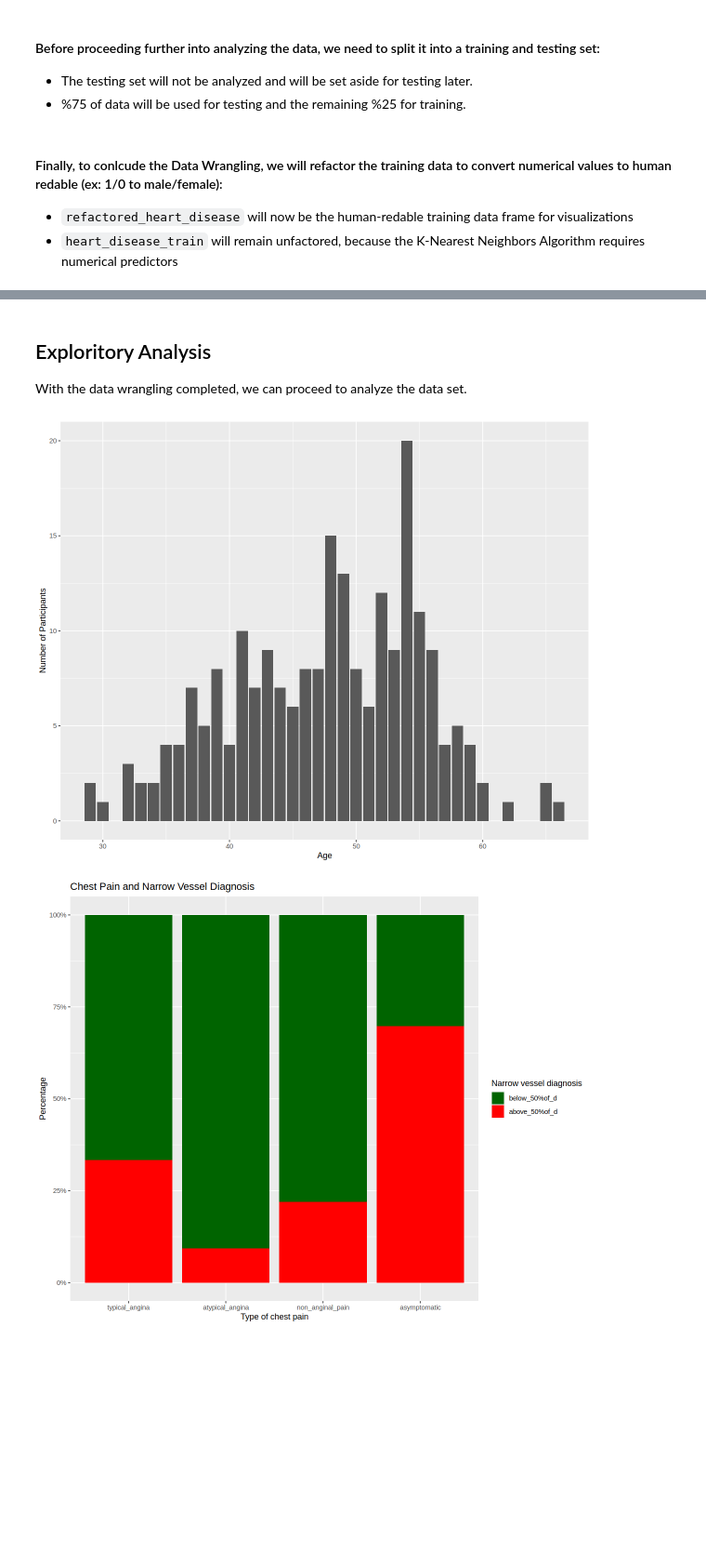
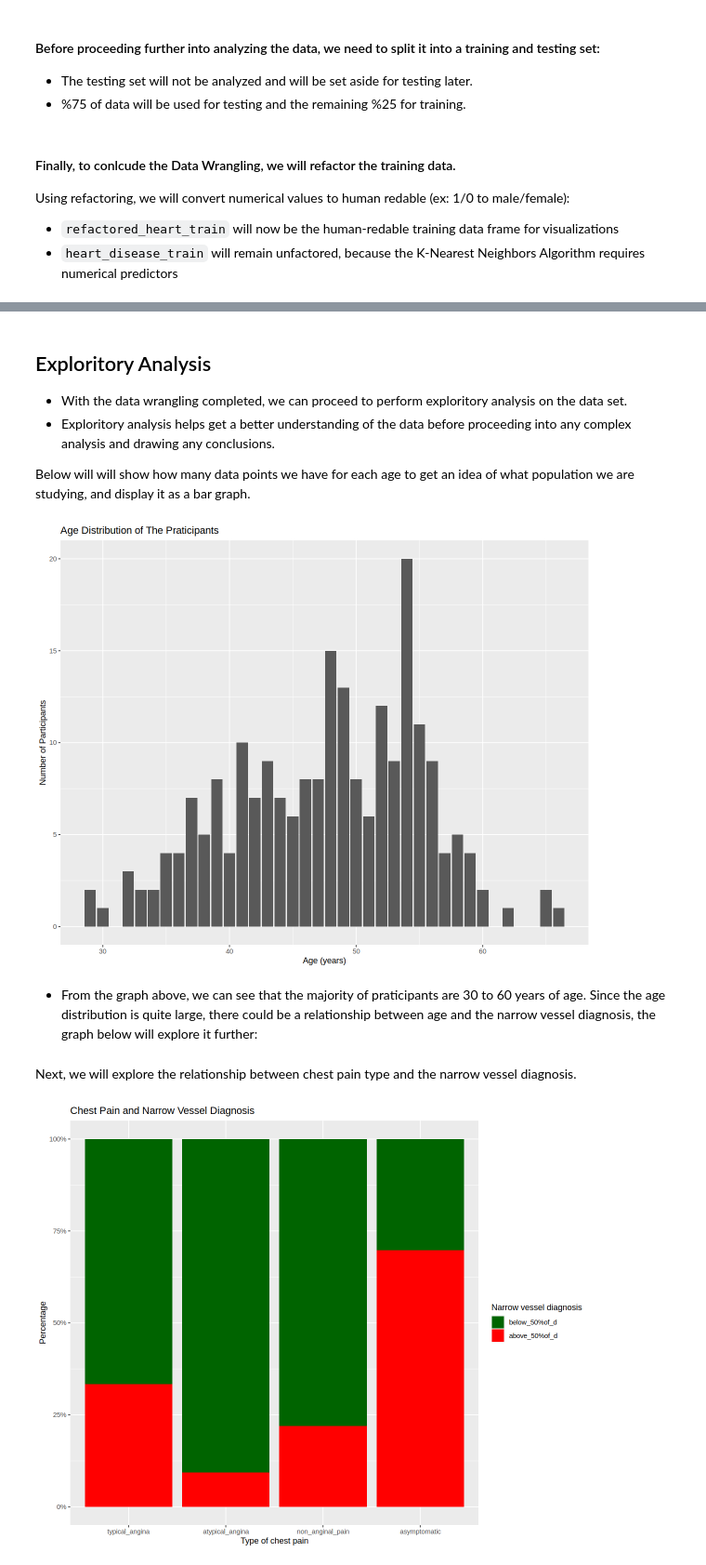
Before and after one commit to MaxVinichenko/DSCI_100_Final_Project, a Jupyter notebook: data.ipynb, the cells around one changed output, grey strips where cells are left out. Shown at 93% size. Cells and saved outputs as stored; diff of their text form; code cells hidden in the pictures; blank space fills up the shorter version.

Commit message:
Markdown code explination + renamed variables + added graph title

```diff
--- a/data.ipynb
+++ b/data.ipynb
@@ -100,9 +100,10 @@ heart_disease_split<-initial_split(formatted_heart_disease, prop=0.75, strata=ve
 heart_disease_train<-training(heart_disease_split)
 heart_disease_test<-testing(heart_disease_split)
 # %% [markdown]
-#### Finally, to conlcude the Data Wrangling, we will refactor the training data to convert numerical values to human redable (ex: 1/0 to male/female):
+#### Finally, to conlcude the Data Wrangling, we will refactor the training data.
+Using refactoring, we will convert numerical values to human redable (ex: 1/0 to male/female):
 
-- `refactored_heart_disease` will now be the human-redable training data frame for visualizations
+- `refactored_heart_train` will now be the human-redable training data frame for visualizations
 - `heart_disease_train` will remain unfactored, because the K-Nearest Neighbors Algorithm requires numerical predictors
 # %%
 #According to the db:
@@ -136,7 +137,7 @@ heart_disease_test<-testing(heart_disease_split)
             # (in any major vessel: attributes 59 through 68 are vessels)
 
 #Refactoring the above categorical variables to make the data more readable and easier to work with:
-refactored_heart_disease<-heart_disease_train|>
+refactored_heart_train<-heart_disease_train|>
     transform(
         fasting_blood_sugar = as.factor(fasting_blood_sugar), resting_ekg = as.factor(resting_ekg),
         exercise_induced_angina = as.factor(exercise_induced_angina), ST_slope = as.factor(ST_slope),
@@ -179,7 +180,7 @@ refactored_heart_disease<-heart_disease_train|>
         "above_50%of_d"="1"))
 
 
-refactored_heart_disease
+refactored_heart_train
 # %% [output]
 A data.frame: 219 × 14
 |  | age | sex | chest_pain_type | resting_bp | cholesterol | fasting_blood_sugar | resting_ekg | max_hr | ... |
@@ -197,17 +198,24 @@ A data.frame: 219 × 14
 | 292 | 58 | female | atypical_angina | 180 | 393 | below120mg/dl | normal | 110 | ... |
 # %% [markdown]
 ## Exploritory Analysis
-With the data wrangling completed, we can proceed to analyze the data set.
+- With the data wrangling completed, we can proceed to perform exploritory analysis on the data set.
+- Exploritory analysis helps get a better understanding of the data before proceeding into any complex analysis and drawing any conclusions.
+
+Below will will show how many data points we have for each age to get an idea of what population we are studying, and display it as a bar graph.
 # %%
-#Here will will show how many data points we have for each age to get an idea of what population we are studying, and display it as a bar graph
-Summary_table <- refactored_heart_disease |>
+Summary_table <- refactored_heart_train |>
                 count(age)
 
 Summary_graph <-  ggplot(Summary_table, aes(x = age, y = n)) +
                     geom_bar(stat = "identity") +
-                    labs(x = "Age", y = "Number of Participants")
+                    labs(x = "Age (years)", y = "Number of Participants")+
+                    ggtitle("Age Distribution of The Praticipants")
 
 Summary_graph
 # %% [output]
-[figure, old version]
+[figure, new version]
+# %% [markdown]
+- From the graph above, we can see that the majority of praticipants are 30 to 60 years of age. Since the age distribution is quite large, there could be a relationship between age and the narrow vessel diagnosis, the graph below will explore it further:
+# %% [markdown]
+Next, we will explore the relationship between chest pain type and the narrow vessel diagnosis.
 # %%
```
Also changed, not shown: parts of 2 cells of this notebook.
